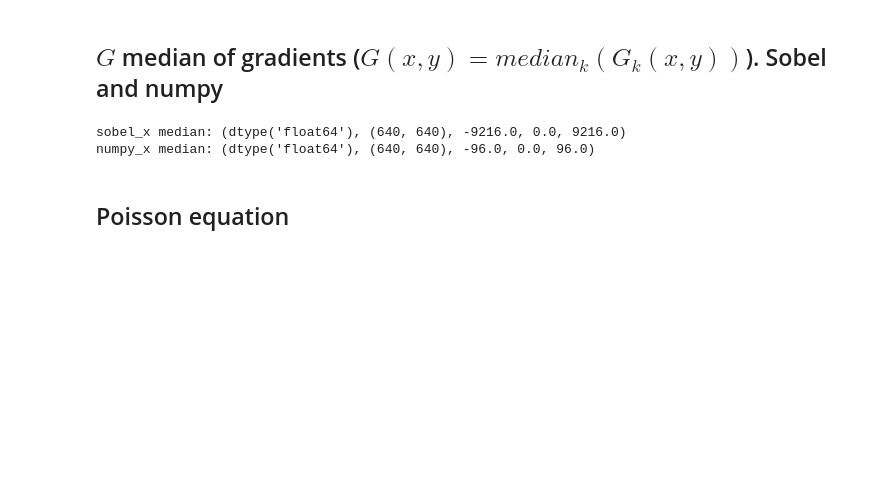
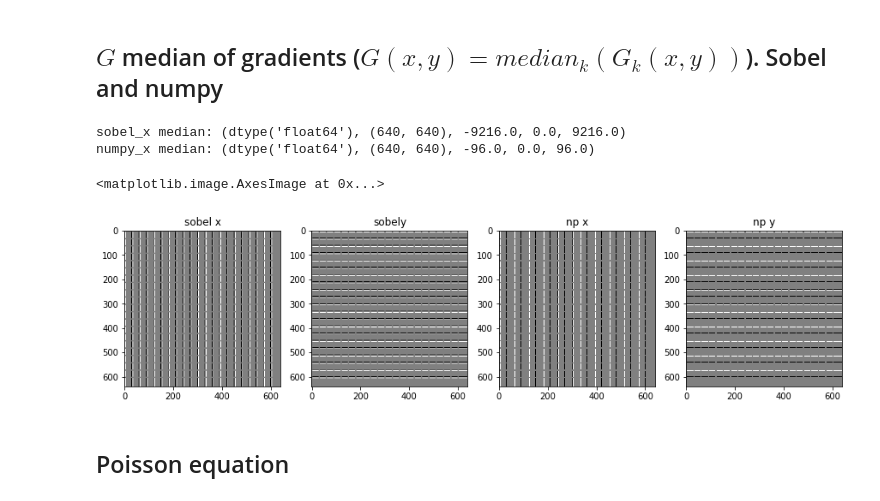
Before and after one commit to NikolaiSviridov/Specular-Highlight-Removal, a Jupyter notebook: multiple/Specular highlights detection and reduction with multi-flash photography/gray.ipynb, the cells around one changed output. Cells and saved outputs as stored; diff of their text form; code cells hidden in the pictures; blank space fills up the shorter version.

Commit message:
fix mistakes in numpy gradients

```diff
--- a/multiple/Specular highlights detection and reduction with multi-flash photography/gray.ipynb
+++ b/multiple/Specular highlights detection and reduction with multi-flash photography/gray.ipynb
@@ -88,7 +88,7 @@ for circle in circles:
 
     print("=" * 20)
 
-    g_x, g_y = np.gradient(circle)
+    g_y, g_x = np.gradient(circle)
     G_np_x.append(g_x)
     G_np_y.append(g_y)
 
@@ -128,6 +128,22 @@ print(f"numpy_x median: {stats(G_np_median_x)}")
 # %% [output]
 sobel_x median: (dtype('float64'), (640, 640), -9216.0, 0.0, 9216.0)
 numpy_x median: (dtype('float64'), (640, 640), -96.0, 0.0, 96.0)
+# %%
+f, ax = plt.subplots(1,4,figsize=(15,15) )
+ax[0].set_title("sobel x")
+ax[0].imshow(G_sobel_median_x, cmap='gray')
+
+ax[1].set_title("sobely")
+ax[1].imshow(G_sobel_median_y, cmap='gray')
+
+ax[2].set_title("np x")
+ax[2].imshow(G_np_median_x, cmap='gray')
+
+ax[3].set_title("np y")
+ax[3].imshow(G_np_median_y, cmap='gray')
+# %% [output]
+<matplotlib.image.AxesImage at 0x...>
+[figure, added]
 # %% [markdown]
 ## Poisson equation
 # %% [markdown]
```
Also changed, not shown: 1 other file.
